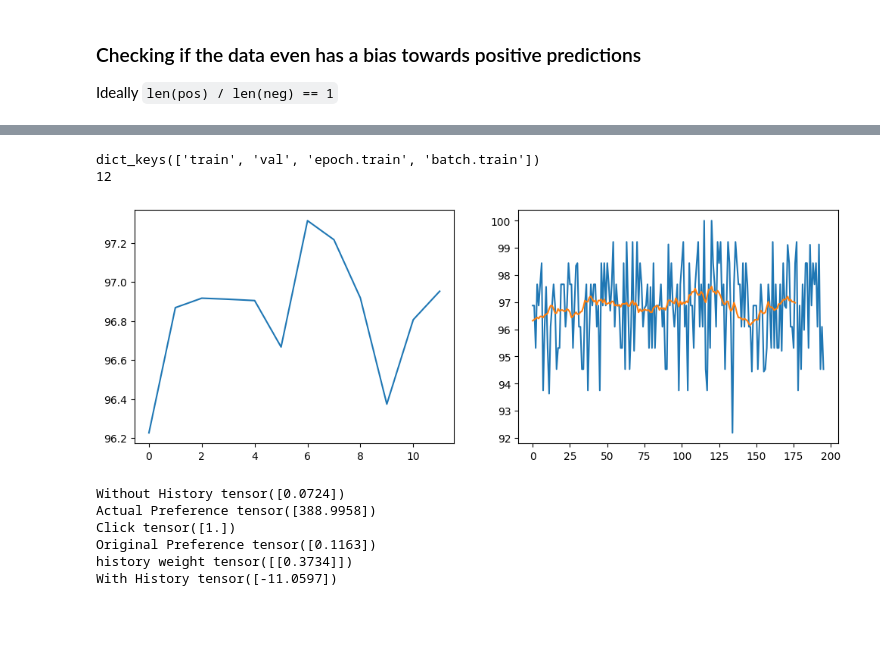
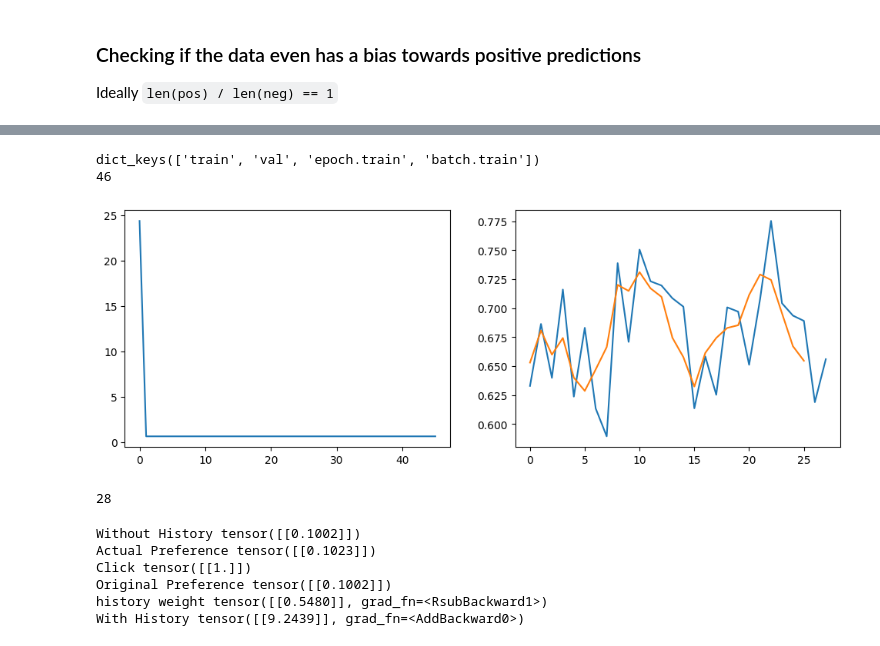
Before and after one commit to Minecraftian14/rs-fatigue-aware-dual-system-recommender-system, a Jupyter notebook: sandbox/kuairec_system_1_training.ipynb, the cells around one changed output, grey strips where cells are left out. Saved outputs shown, nothing was run; the diff lists cells and outputs as text; code cells hidden in the pictures; blank space fills up the shorter version.

```diff
--- a/sandbox/kuairec_system_1_training.ipynb
+++ b/sandbox/kuairec_system_1_training.ipynb
@@ -714,9 +598,16 @@ except:
 def bce_loss(preds, truth):
     uem, (ubs, hbs) = preds
     iem, ibs, clk = truth
+    # print("uem, (ubs, hbs)", uem.shape, ubs.shape, hbs.shape)
+    # print("iem, ibs, clk", iem.shape, ibs.shape, clk.shape)
+    # print("iem stats:", iem.min().item(), iem.max().item(), iem.abs().mean().item())
+    # print("uem stats:", uem.min().item(), uem.max().item(), uem.abs().mean().item())
     if ubs is None: ubs = 0
-    rel = torch.sigmoid(((uem * iem).sum(dim=1) + ubs + ibs) / 0.62 * 6)
-    return F.binary_cross_entropy(rel, clk)
+    # rel = torch.sigmoid(((uem * iem).sum(dim=1) + ubs.squeeze() + hbs.squeeze() + ibs.squeeze()) / 0.62 * 6)
+    logit = (uem * iem).sum(dim=1) + ubs.squeeze() + hbs.squeeze() + ibs.squeeze()
+    # print(f"logit mean={logit.mean():.3f}, std={logit.std():.3f}")
+    # print("logit", logit.shape)
+    return F.binary_cross_entropy_with_logits(logit, clk.squeeze())
 
 
 def mse_loss(preds, truth):
@@ -749,9 +640,12 @@ loss = None
 try:
     trainer = Trainer(
         model=recommender,
-        train_dataloader=data.DataLoader(umd, batch_size=128, collate_fn=collate_fn),
-        epochs=2,
-        # dataset_fraction=1,
+        # train_dataloader=DataLoader(umd_v2, batch_size=16, collate_fn=collate_fn),
+        train_dataloader=DataLoader(umd_v2, batch_size=16, collate_fn=create_sequence_collator(
+            (False, False, True, True, True)
+        )),
+        # train_dataloader=DataLoader(umd_v2, batch_size=16, collate_fn=sequence_collate),
+        epochs=5,
         criterion=bce_loss,
         # criterion=mse_loss,
         # optimizer=lambda x: torch.optim.Adam(x, lr=0.001),
@@ -783,9 +659,0 @@ except:
-# %%
-try:
-    trainer.optimizer = torch.optim.SGD([
-        {'params': recommender.history_model.parameters(), 'lr': 0.0000001},
-        {'params': recommender.alpha.parameters(), 'lr': 0.01},
-    ], lr=0.003)
-    print(recommender.history_model)
-except:
-    traceback.print_exc()
@@ -834,0 +666,10 @@ Epoch:  2/ 2    Train Loss: 96.95    TTS: 57.61    ETA: 0.00
+# %%
+try:
+    trainer.epochs = 1
+    # trainer.optimizer = torch.optim.AdamW([
+    #     {'params': recommender.history_model.parameters(), 'lr': 0.001},
+    #     {'params': recommender.alpha.parameters(), 'lr': 0.00001},
+    # ], lr=0.0)
+    # print(recommender.history_model)
+except:
+    traceback.print_exc()
@@ -835,25 +743,33 @@ Epoch:  2/ 2    Train Loss: 96.95    TTS: 57.61    ETA: 0.00
 # %%
 try:
-    def running_average(arr, window=20):
+    def running_average(arr, window=3):
         return np.convolve(arr, np.ones(window), 'valid') / window
 
 
     print(trainer.loss.keys())
     print(len(trainer.loss['epoch.train']))
     _, axs = plt.subplots(1, 2, figsize=(12, 4))
     axs[0].plot(trainer.loss['train'])
     axs[1].plot(trainer.loss['batch.train'])
     axs[1].plot(running_average(trainer.loss['batch.train']))
 except:
     traceback.print_exc()
 # %% [output]
 dict_keys(['train', 'val', 'epoch.train', 'batch.train'])
-12
+46
-[figure, old version]
+[figure, new version]
+# %%
+try:
+    print(len(trainer.loss['batch.train']))
+    # trainer.loss['batch.train'] = trainer.loss['batch.train'][301:]
+except:
+    traceback.print_exc()
+# %% [output]
+28
 # %%
 try:
     with torch.no_grad():
-        (uid, uft, hid, hft, hcl, msk), (iem, ibs, clk) = next(iter(data.DataLoader(umd, collate_fn=collate_fn)))
+        (uid, uft, hid, hft, hcl, msk), (iem, ibs, clk) = next(iter(DataLoader(umd_v2, collate_fn=collate_fn)))
 
         uem, ubs = user_model(uid, uft)
         print("Without History", (uem * iem).sum() + ubs + ibs)
@@ -868,16 +784,17 @@ try:
         alpha = recommender.alpha(uem)
         print('history weight', 1 - alpha)
 
-        uem2, (ubs2, _) = recommender(uid, uft, hid, hft, hcl, msk)
-        print("With History", (uem2 * iem).sum() + ubs2 + ibs)
+        uem2, (ubs2, hbs) = recommender(uid, uft, hid, hft, hcl, msk)
+        print("With History", (uem2 * iem).sum() + ubs2 + ibs + hbs)
+
 except:
     traceback.print_exc()
 # %% [output]
-Without History tensor([0.0724])
-Actual Preference tensor([388.9958])
-Click tensor([1.])
-Original Preference tensor([0.1163])
-history weight tensor([[0.3734]])
-With History tensor([-11.0597])
+Without History tensor([[0.1002]])
+Actual Preference tensor([[0.1023]])
+Click tensor([[1.]])
+Original Preference tensor([[0.1002]])
+history weight tensor([[0.5480]], grad_fn=<RsubBackward1>)
+With History tensor([[9.2439]], grad_fn=<AddBackward0>)
 # %%
 try:
```
Also changed, not shown: parts of 39 cells of this notebook, 7 other files.
